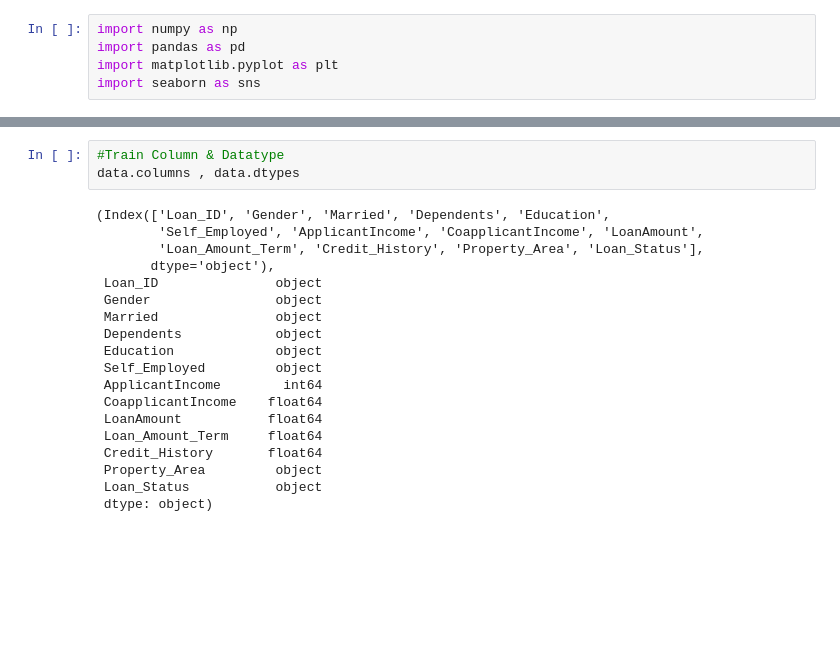
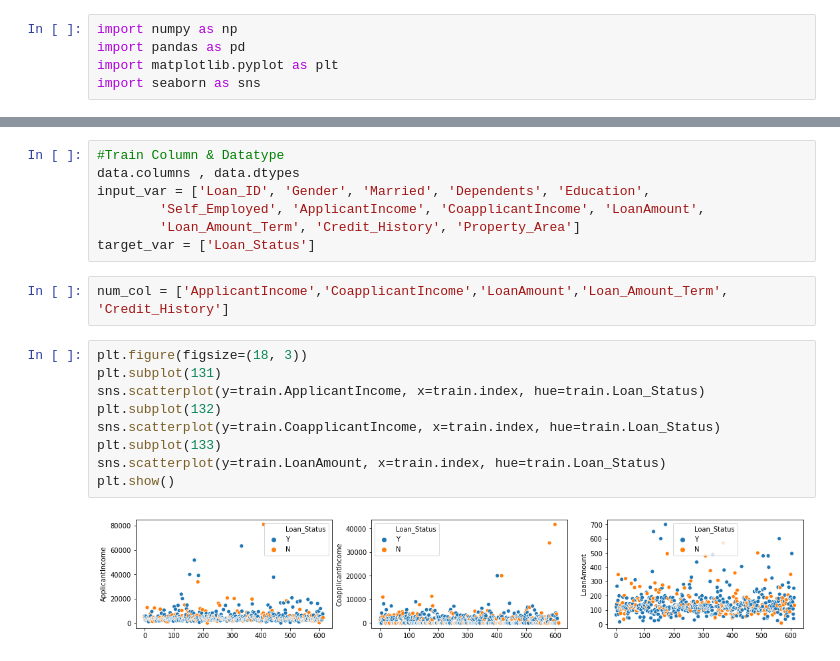
Before and after one commit to norendas/AV_ML_TimeLine, a Jupyter notebook: LoanPrediction/Loan_Prediction_EDA.ipynb, the cells around one changed output, grey strips where cells are left out. Saved outputs shown, nothing was run; the diff lists cells and outputs as text; blank space fills up the shorter version.

Commit message:
Completed LoanStatus with Code

```diff
--- a/LoanPrediction/Loan_Prediction_EDA.ipynb
+++ b/LoanPrediction/Loan_Prediction_EDA.ipynb
@@ -31,22 +28,20 @@ train.shape, test.shape, sample.shape, data.shape
 # %%
 #Train Column & Datatype
 data.columns , data.dtypes
+input_var = ['Loan_ID', 'Gender', 'Married', 'Dependents', 'Education',
+        'Self_Employed', 'ApplicantIncome', 'CoapplicantIncome', 'LoanAmount',
+        'Loan_Amount_Term', 'Credit_History', 'Property_Area']
+target_var = ['Loan_Status']
-# %% [output]
-(Index(['Loan_ID', 'Gender', 'Married', 'Dependents', 'Education',
-        'Self_Employed', 'ApplicantIncome', 'CoapplicantIncome', 'LoanAmount',
-        'Loan_Amount_Term', 'Credit_History', 'Property_Area', 'Loan_Status'],
-       dtype='object'),
- Loan_ID               object
- Gender                object
- Married               object
- Dependents            object
- Education             object
- Self_Employed         object
- ApplicantIncome        int64
- CoapplicantIncome    float64
- LoanAmount           float64
- Loan_Amount_Term     float64
- Credit_History       float64
- Property_Area         object
- Loan_Status           object
- dtype: object)
+# %%
+num_col = ['ApplicantIncome','CoapplicantIncome','LoanAmount','Loan_Amount_Term', 'Credit_History']
+# %%
+plt.figure(figsize=(18, 3))
+plt.subplot(131)
+sns.scatterplot(y=train.ApplicantIncome, x=train.index, hue=train.Loan_Status)
+plt.subplot(132)
+sns.scatterplot(y=train.CoapplicantIncome, x=train.index, hue=train.Loan_Status)
+plt.subplot(133)
+sns.scatterplot(y=train.LoanAmount, x=train.index, hue=train.Loan_Status)
+plt.show()
+# %% [output]
+[figure, added]
```
Also changed, not shown: parts of 50 cells of this notebook, 7 other files.
